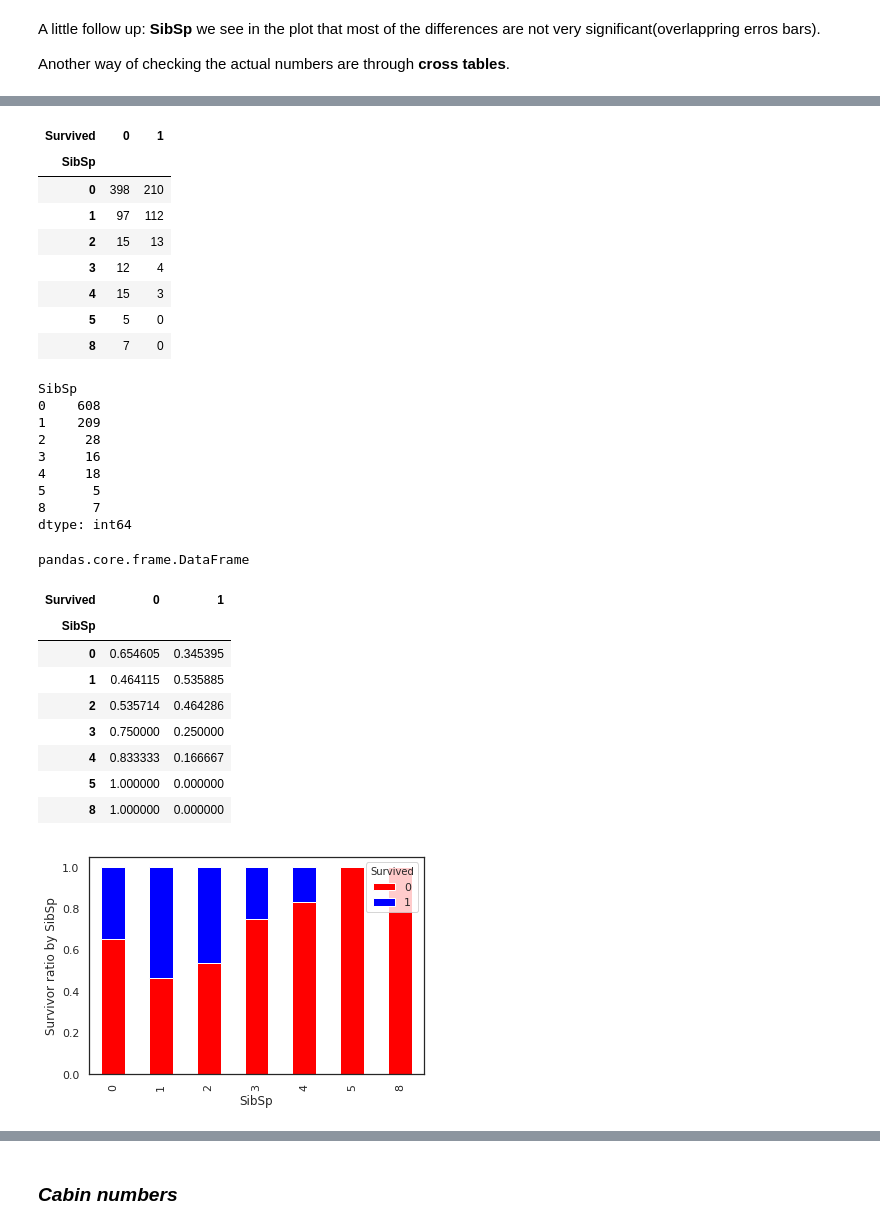
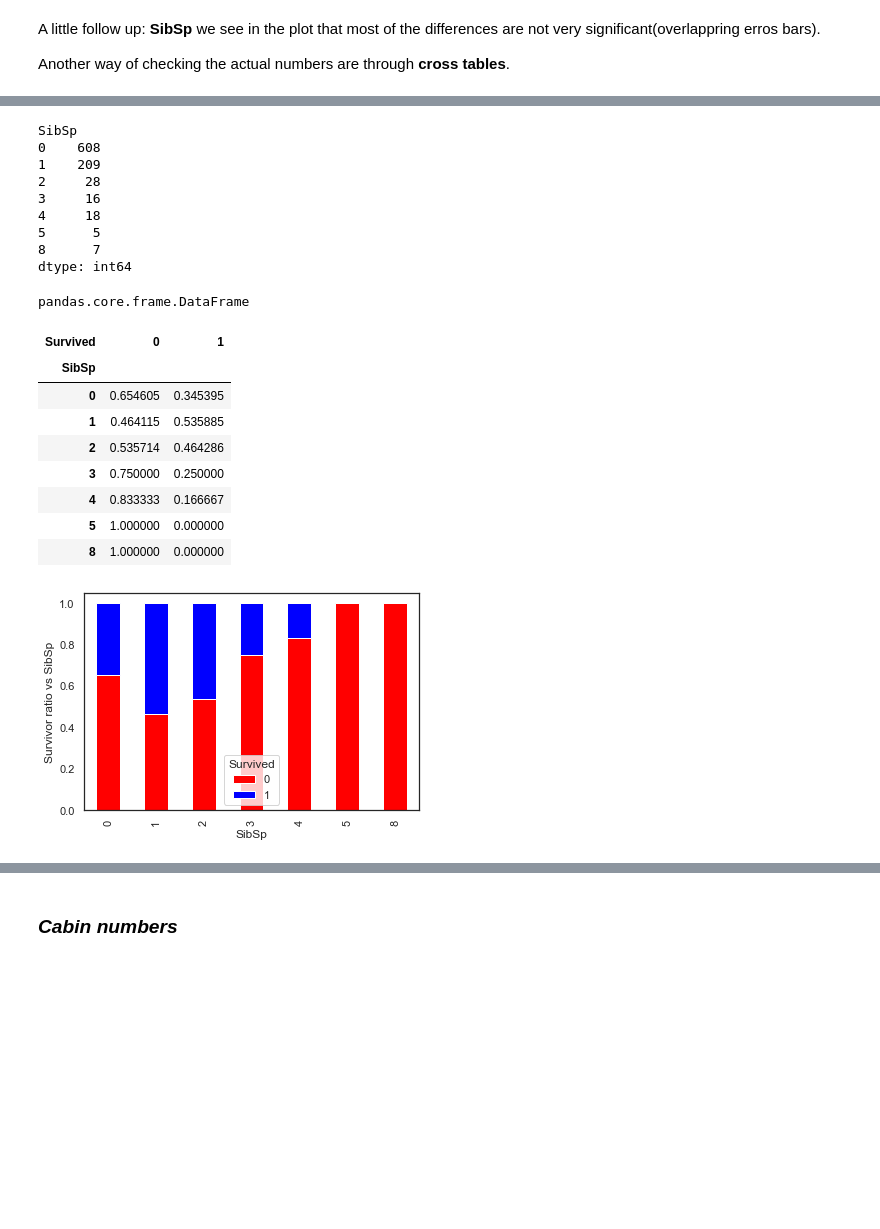
Before and after one commit to SANGSEOSEO/philosophy_datascience, a Jupyter notebook: 08.Kaggle_Dacon/titanic/titanic-for-python.ipynb, the cells around one changed output, grey strips where cells are left out. Drawn from its saved outputs; the diff is of its cells as text; code cells hidden in the pictures; blank space fills up the shorter version.

```diff
--- a/08.Kaggle_Dacon/titanic/titanic-for-python.ipynb
+++ b/08.Kaggle_Dacon/titanic/titanic-for-python.ipynb
@@ -359,3 +359,6 @@ For *SibSp* we see in the plot that most of the differences are not very signifi
 A little follow up: **SibSp** we see in the plot that most of the differences are not very significant(overlappring erros bars).
 
 Another way of checking the actual numbers are through **cross tables**.
+# %%
+tab = pd.crosstab(train["SibSp"], train["Survived"])
+display(tab)
@@ -362,44 +375,36 @@ Another way of checking the actual numbers are through **cross tables**.
+# %%
+# (자손 + 배우자 )수 별 승객수
+display(tab.sum(axis=1), type(tab))
+# %% [output]
+SibSp
+0    608
+1    209
+2     28
+3     16
+4     18
+5      5
+8      7
+dtype: int64
+pandas.core.frame.DataFrame
+# %%
+# (자손+배우자)수 별 사망, 생존 비율
+display(tab.div(tab.sum(axis=1).astype(float), axis=0))
+# %% [output]
+| Survived | 0 | 1 |
+| SibSp |  |  |
+| 0 | 0.654605 | 0.345395 |
+| 1 | 0.464115 | 0.535885 |
+| 2 | 0.535714 | 0.464286 |
+| 3 | 0.750000 | 0.250000 |
+| 4 | 0.833333 | 0.166667 |
+| 5 | 1.000000 | 0.000000 |
+| 8 | 1.000000 | 0.000000 |
 # %%
-tab= pd.crosstab(index= train["SibSp"], columns=train["Survived"])
-display(tab)
-display(tab.sum(axis = 1), type(tab))
-
-# 자손 + 배우자수별 생존자 및 사망자 비율
-display(tab.div(tab.sum(axis = 1).astype(float), axis = 0))
-sibsp_survivor_ratio = tab.div(tab.sum(axis = 1).astype(float), axis = 0)
-
-sibsp_survivor_ratio.plot(kind='bar', stacked=True, color=[nonsurv_col, surv_col])
+sibsp_survivor_ratio = tab.div(tab.sum(axis=1).astype(float), axis=0)
+sibsp_survivor_ratio.plot(kind='bar', stacked=True, color=[nosurv_col, surv_col])
 plt.xlabel("SibSp")
-plt.ylabel("Survivor ratio by SibSp")
+plt.ylabel("Survivor ratio vs SibSp")
 plt.show()
 # %% [output]
-| Survived | 0 | 1 |
-| SibSp |  |  |
-| 0 | 398 | 210 |
-| 1 | 97 | 112 |
-| 2 | 15 | 13 |
-| 3 | 12 | 4 |
-| 4 | 15 | 3 |
-| 5 | 5 | 0 |
-| 8 | 7 | 0 |
-SibSp
-0    608
-1    209
-2     28
-3     16
-4     18
-5      5
-8      7
-dtype: int64
-pandas.core.frame.DataFrame
-| Survived | 0 | 1 |
-| SibSp |  |  |
-| 0 | 0.654605 | 0.345395 |
-| 1 | 0.464115 | 0.535885 |
-| 2 | 0.535714 | 0.464286 |
-| 3 | 0.750000 | 0.250000 |
-| 4 | 0.833333 | 0.166667 |
-| 5 | 1.000000 | 0.000000 |
-| 8 | 1.000000 | 0.000000 |
-[figure, old version]
+[figure, new version]
 # %% [markdown]
```
Also changed, not shown: parts of 22 cells of this notebook.
